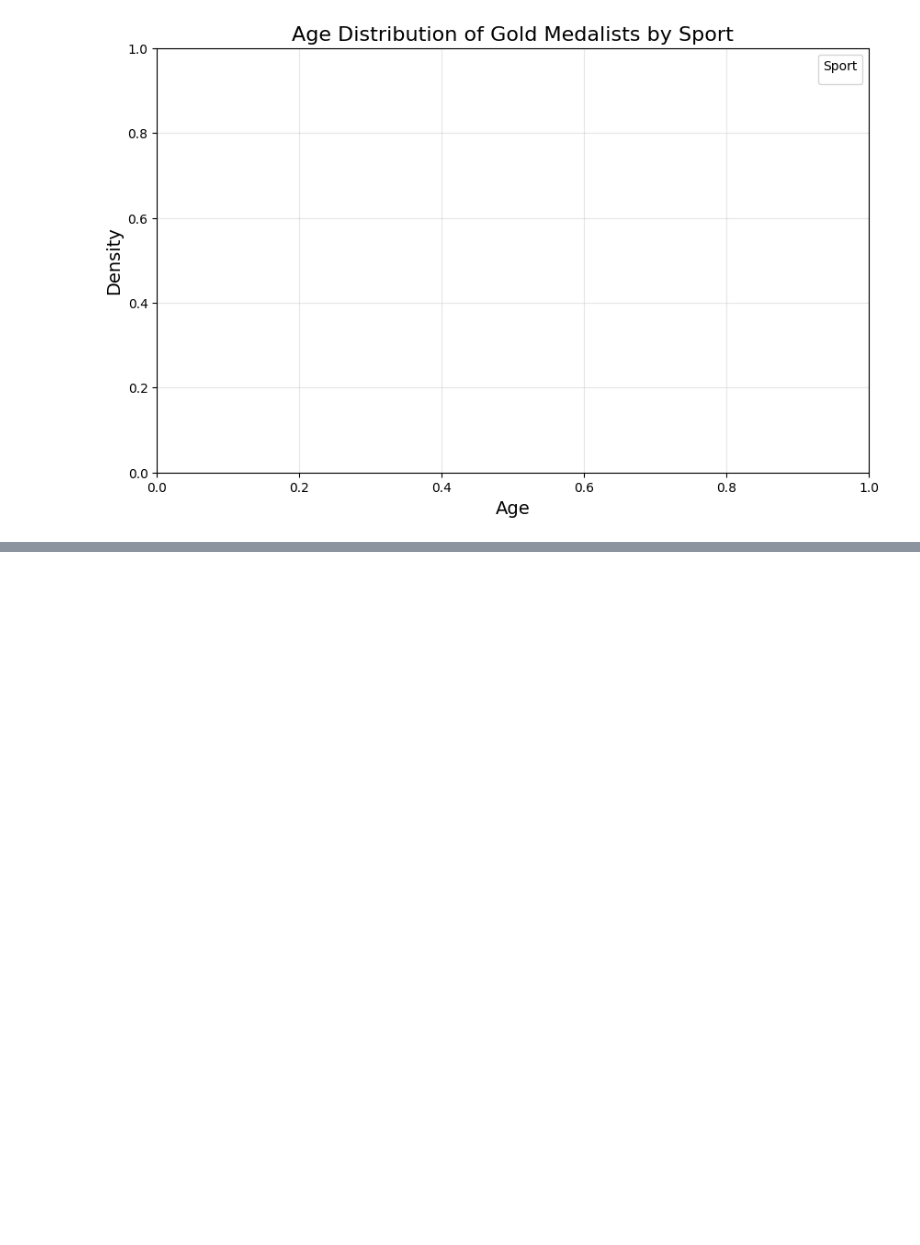
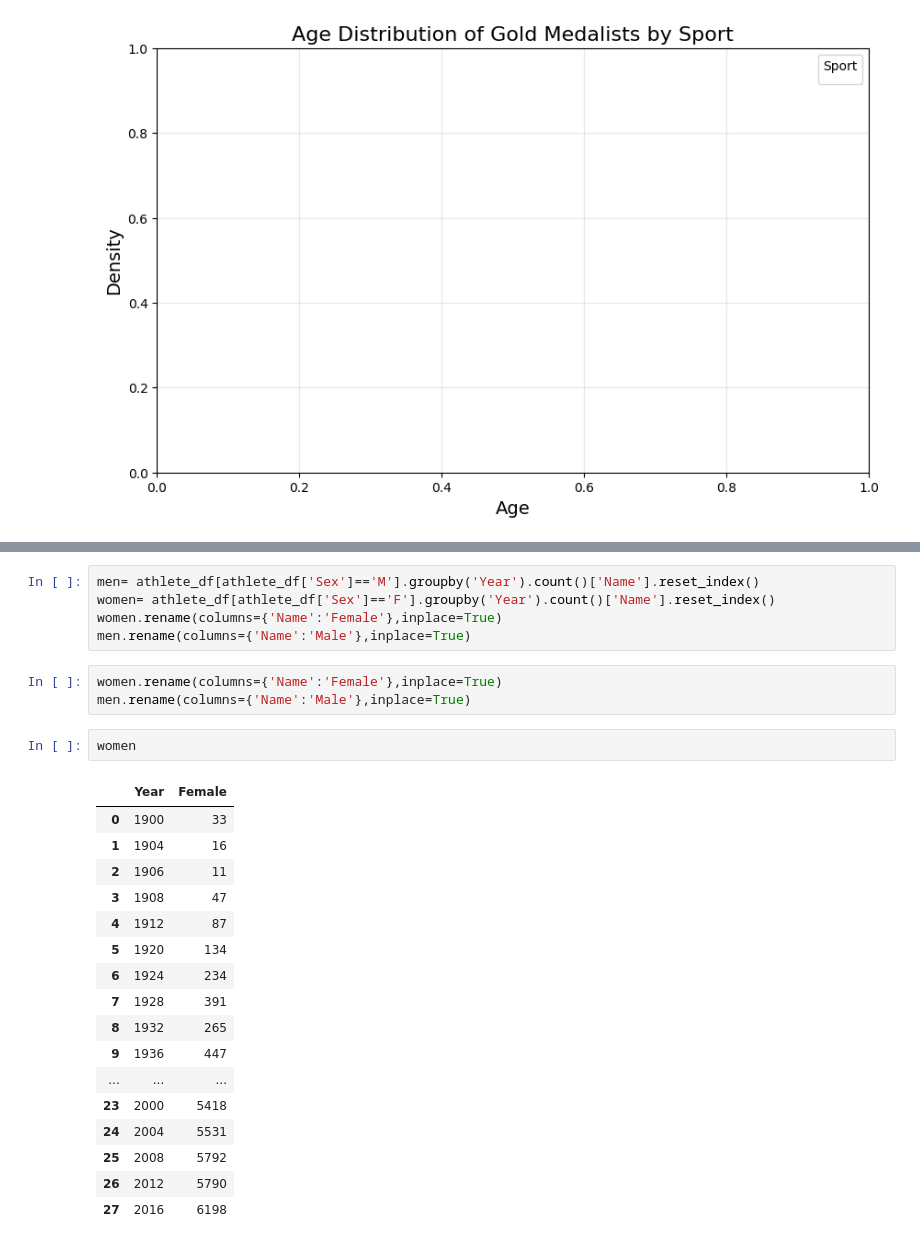
Before and after one commit to Razakhan143/Data-Science, a Jupyter notebook: Data Analysis/Analysis on olympic/Olympic_Analysis.ipynb, the cells around one changed output, grey strips where cells are left out. Drawn from its saved outputs; the diff is of its cells as text; blank space fills up the shorter version.

```diff
--- a/Data Analysis/Analysis on olympic/Olympic_Analysis.ipynb
+++ b/Data Analysis/Analysis on olympic/Olympic_Analysis.ipynb
@@ -637,0 +647,28 @@ No artists with labels found to put in legend.  Note that artists whose label st
+# %%
+men= athlete_df[athlete_df['Sex']=='M'].groupby('Year').count()['Name'].reset_index()
+women= athlete_df[athlete_df['Sex']=='F'].groupby('Year').count()['Name'].reset_index()
+women.rename(columns={'Name':'Female'},inplace=True)
+men.rename(columns={'Name':'Male'},inplace=True)
+# %%
+women.rename(columns={'Name':'Female'},inplace=True)
+men.rename(columns={'Name':'Male'},inplace=True)
+# %%
+women
+# %% [output]
+|  | Year | Female |
+| 0 | 1900 | 33 |
+| 1 | 1904 | 16 |
+| 2 | 1906 | 11 |
+| 3 | 1908 | 47 |
+| 4 | 1912 | 87 |
+| 5 | 1920 | 134 |
+| 6 | 1924 | 234 |
+| 7 | 1928 | 391 |
+| 8 | 1932 | 265 |
+| 9 | 1936 | 447 |
+| ... | ... | ... |
+| 23 | 2000 | 5418 |
+| 24 | 2004 | 5531 |
+| 25 | 2008 | 5792 |
+| 26 | 2012 | 5790 |
+| 27 | 2016 | 6198 |
```
Also changed, not shown: parts of 7 cells of this notebook, 2 other files.
